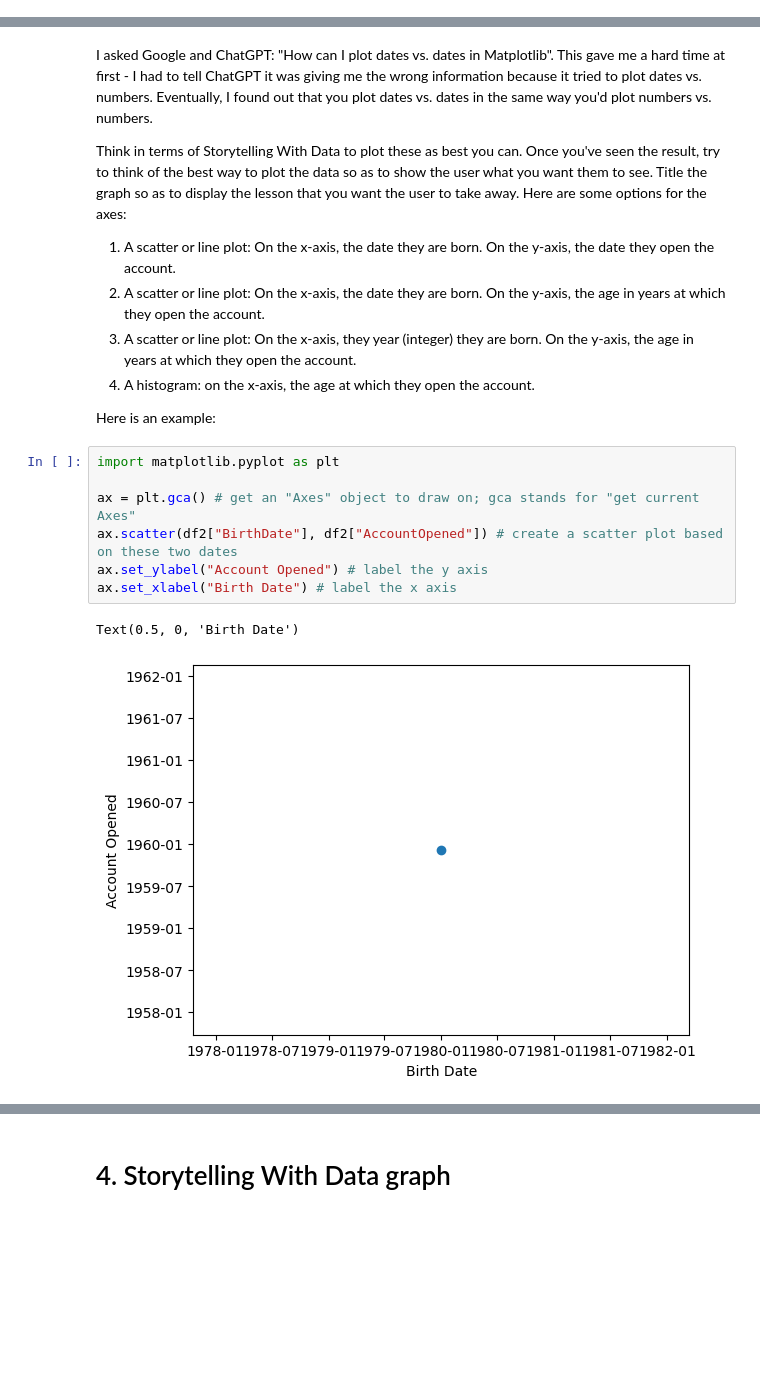
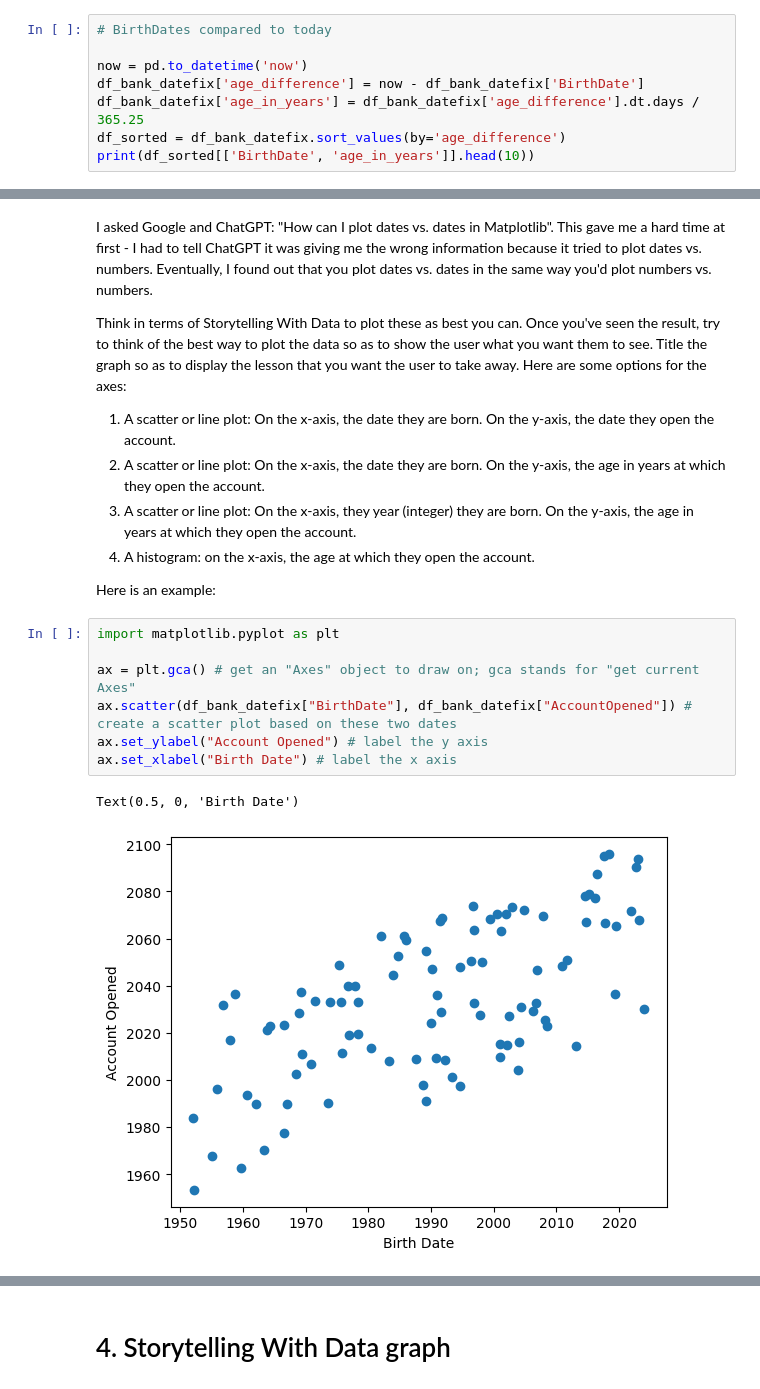
Before and after one commit to hnm15/ModB, a Jupyter notebook: Week1.ipynb, the cells around one changed output, grey strips where cells are left out. Cells and saved outputs as stored; diff of their text form; blank space fills up the shorter version.

```diff
--- a/Week1.ipynb
+++ b/Week1.ipynb
@@ -459,0 +464,8 @@ Along those same lines, are there any birth dates that are too recent?  Do we th
+# %%
+# BirthDates compared to today
+
+now = pd.to_datetime('now')
+df_bank_datefix['age_difference'] = now - df_bank_datefix['BirthDate']
+df_bank_datefix['age_in_years'] = df_bank_datefix['age_difference'].dt.days / 365.25
+df_sorted = df_bank_datefix.sort_values(by='age_difference')
+print(df_sorted[['BirthDate', 'age_in_years']].head(10))
@@ -471,13 +520,13 @@ Here are some options for the axes:
 4. A histogram: on the x-axis, the age at which they open the account.
 
 Here is an example:
-# %%
-import matplotlib.pyplot as plt
-
-ax = plt.gca() # get an "Axes" object to draw on; gca stands for "get current Axes"
-ax.scatter(df2["BirthDate"], df2["AccountOpened"]) # create a scatter plot based on these two dates
-ax.set_ylabel("Account Opened") # label the y axis
-ax.set_xlabel("Birth Date") # label the x axis
-# %% [output]
-Text(0.5, 0, 'Birth Date')
-[figure, removed]
+# %%
+import matplotlib.pyplot as plt
+
+ax = plt.gca() # get an "Axes" object to draw on; gca stands for "get current Axes"
+ax.scatter(df_bank_datefix["BirthDate"], df_bank_datefix["AccountOpened"]) # create a scatter plot based on these two dates
+ax.set_ylabel("Account Opened") # label the y axis
+ax.set_xlabel("Birth Date") # label the x axis
+# %% [output]
+Text(0.5, 0, 'Birth Date')
+[figure, added]
```
Also changed, not shown: parts of 5 cells of this notebook.
